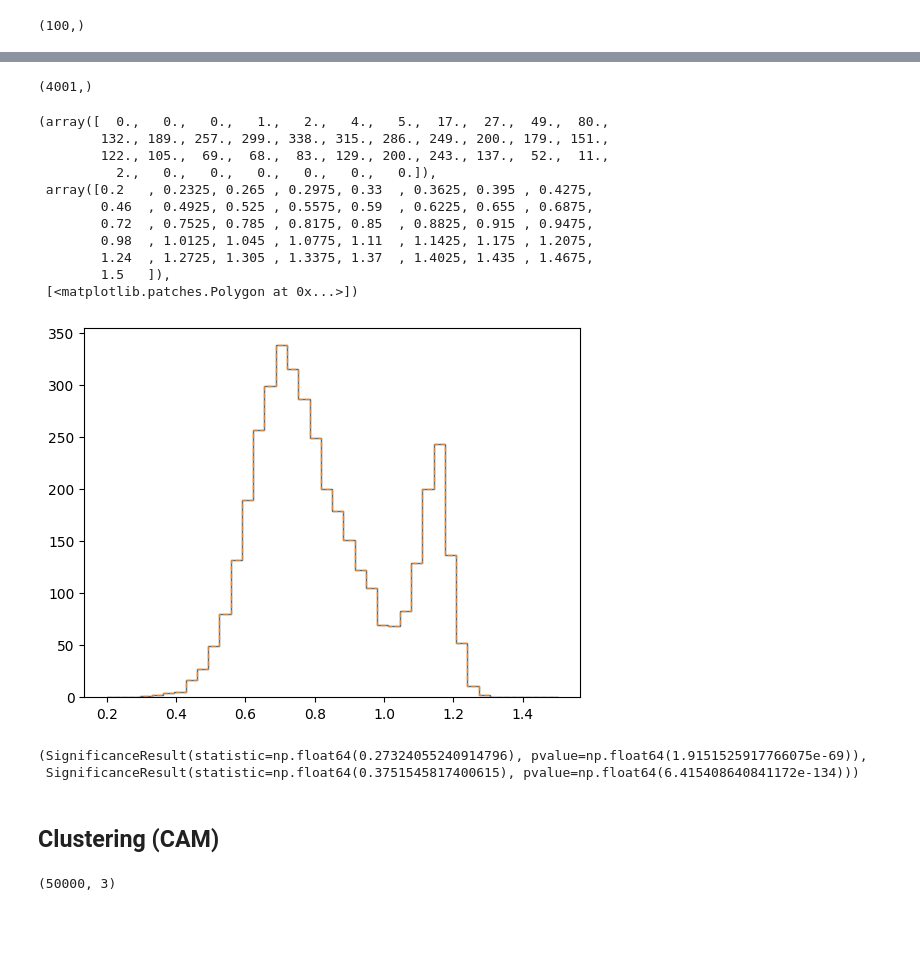
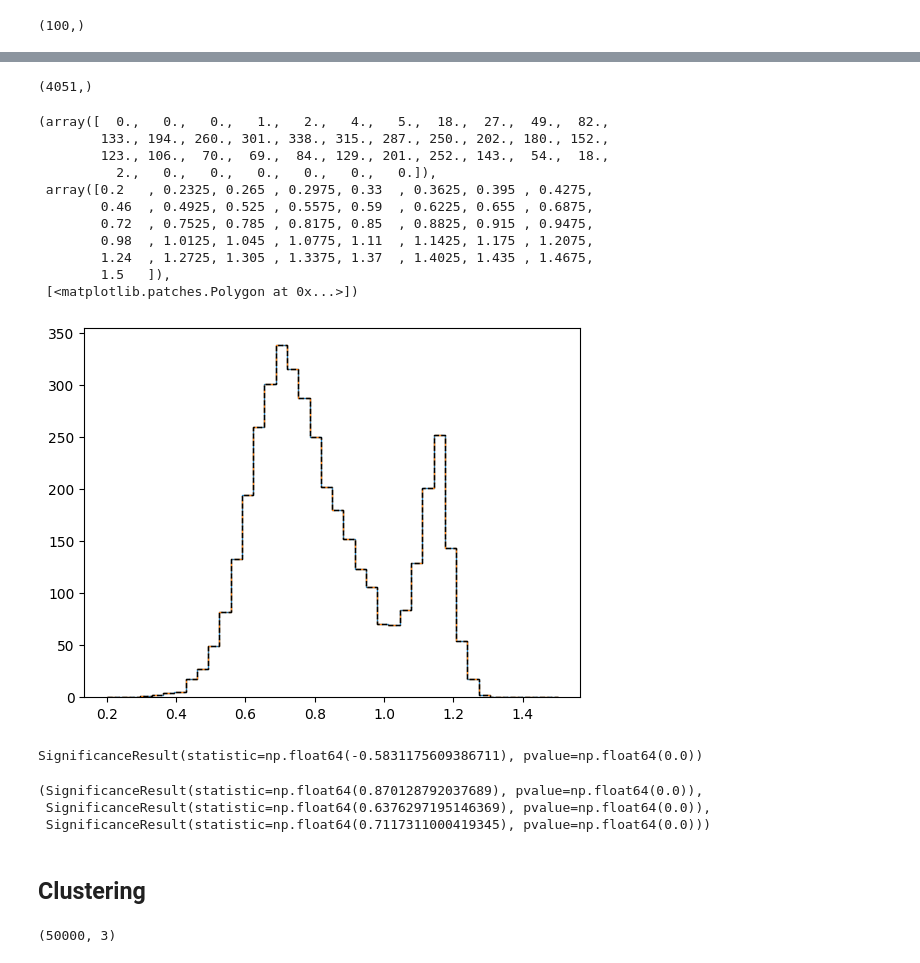
Before and after one commit to ismael-mendoza/multicam-tng-mah, a Jupyter notebook: notebooks/current/2026-03-03-multicam-clustering-mah.ipynb, the cells around one changed output, grey strips where cells are left out. Cells and saved outputs as stored; diff of their text form; code cells hidden in the pictures; blank space fills up the shorter version.

```diff
--- a/notebooks/current/2026-03-03-multicam-clustering-mah.ipynb
+++ b/notebooks/current/2026-03-03-multicam-clustering-mah.ipynb
@@ -58,9 +36,9 @@ len(hydro_raw)
 # Add z12
 hydro_raw["z12"] = (1 / hydro_raw["a12"]) - 1
 # %%
-# cut based on mpeak
+# apply lower cut on mpeak (resolution) only and use this catalog for SHAM application
 log_mpeak = np.log10(hydro_raw["mpeak"])
-mpeak_cut_mask = (log_mpeak > 11) & (log_mpeak < 12)
-hydro_full = hydro_raw[mpeak_cut_mask]
-len(hydro_full)
+mpeak_cut_mask = log_mpeak > 11
+hydro_high = hydro_raw[mpeak_cut_mask]
+len(hydro_high)
 # %% [output]
@@ -101,8 +68,5 @@ len(hydro_mstar_cut), len(hydro_mstar_pred)
 # %%
 # CAM prediction for color
-# possibly resample
-# _color = np.random.choice(hydro_mstar_cut['color'].data, size=len(hydro_mstar_cut), replace=True)
-_color = hydro_mstar_cut["color"]
-color_cam_pred = qt(hydro_mstar_pred["z12"].data, _color)
+color_cam_pred = qt(hydro_sham["z12"].data, hydro_mstar_cut["color"])
 color_cam_pred.shape
 # %% [output]
@@ -118,5 +74,6 @@ an.shape
 # %%
-idx = np.random.randint(an.shape[0], size=(100,))
-for ii in idx:
-    plt.plot(ns, an[ii], c="k", alpha=0.2)
+# ns = np.array([0.1, 0.2, 0.3, 0.4, 0.5, 0.6, 0.7, 0.8, 0.9])
+ns = np.linspace(0, 1, 21)[1:-1]  # want to avoid 0, 1 edge cases
+# ns = np.array([0.5])
+ns
 # %% [output]
@@ -124,11 +91,21 @@ for ii in idx:
 # %%
+# NOTE: can only train multicam on mpeak mass bin
+_x = np.log10(hydro_raw["mpeak"])
+mask = (_x > 11) & (_x < 12)
+hydro_mpeak = hydro_raw[mask]
 
-x = an
-y = hydro_mstar_cut["color"].reshape(-1, 1)
+x_train = get_an_from_mpeak_mah(hydro_mpeak["mpeak_mah"], scales=scales, ns=ns)
+y_train = hydro_mpeak["color"].reshape(-1, 1)
 
-model = MultiCAM(ns.shape[0], 1)
-model.fit(x, y)
-color_multicam_pred = model.predict(x)[:, 0]
+# but we want to apply on SHAM bin
+x_test = get_an_from_mpeak_mah(hydro_sham["mpeak_mah"], scales=scales, ns=ns)
+
+# and reproduce the color distribution in the true stellar mass bin!
+y_true = hydro_mstar_cut["color"].reshape(-1, 1)
+
+color_multicam_pred = multicam_new_prediction_repeats(
+    x_test, x_train=x_train, y_train=y_train, y_true=y_true
+)[:, 0]
 color_multicam_pred.shape
 # %% [output]
-(4001,)
+(4051,)
@@ -143,32 +112,39 @@ color_multicam_pred.shape
 # %%
 bins = np.linspace(0.2, 1.5, 41)
 
 
 plt.hist(hydro_mstar_cut["color"], bins=bins, histtype="step", ls="-")
-plt.hist(color_multicam_pred, bins=bins, histtype="step", ls="--")
+plt.hist(color_cam_pred, bins=bins, histtype="step", ls="-.")
+plt.hist(color_multicam_pred, bins=bins, histtype="step", ls="--", color="k")
 # %% [output]
-(array([  0.,   0.,   0.,   1.,   2.,   4.,   5.,  17.,  27.,  49.,  80.,
-        132., 189., 257., 299., 338., 315., 286., 249., 200., 179., 151.,
-        122., 105.,  69.,  68.,  83., 129., 200., 243., 137.,  52.,  11.,
+(array([  0.,   0.,   0.,   1.,   2.,   4.,   5.,  18.,  27.,  49.,  82.,
+        133., 194., 260., 301., 338., 315., 287., 250., 202., 180., 152.,
+        123., 106.,  70.,  69.,  84., 129., 201., 252., 143.,  54.,  18.,
           2.,   0.,   0.,   0.,   0.,   0.,   0.]),
  array([0.2   , 0.2325, 0.265 , 0.2975, 0.33  , 0.3625, 0.395 , 0.4275,
         0.46  , 0.4925, 0.525 , 0.5575, 0.59  , 0.6225, 0.655 , 0.6875,
         0.72  , 0.7525, 0.785 , 0.8175, 0.85  , 0.8825, 0.915 , 0.9475,
         0.98  , 1.0125, 1.045 , 1.0775, 1.11  , 1.1425, 1.175 , 1.2075,
         1.24  , 1.2725, 1.305 , 1.3375, 1.37  , 1.4025, 1.435 , 1.4675,
         1.5   ]),
  [<matplotlib.patches.Polygon at 0x...>])
-[figure, old version]
+[figure, new version]
-# %%
-(
-    spearmanr(hydro_mstar_cut["color"], color_cam_pred),
-    spearmanr(hydro_mstar_cut["color"], color_multicam_pred),
-)
-# %% [output]
-(SignificanceResult(statistic=np.float64(0.27324055240914796), pvalue=np.float64(1.9151525917766075e-69)),
- SignificanceResult(statistic=np.float64(0.3751545817400615), pvalue=np.float64(6.415408640841172e-134)))
+# %%
+spearmanr(hydro_mstar_cut["color"], hydro_mstar_cut["a12"])
+# %% [output]
+SignificanceResult(statistic=np.float64(-0.5831175609386711), pvalue=np.float64(0.0))
+# %%
+(
+    spearmanr(color_cam_pred, color_multicam_pred),
+    spearmanr(hydro_sham["color"], color_cam_pred),
+    spearmanr(hydro_sham["color"], color_multicam_pred),
+)
+# %% [output]
+(SignificanceResult(statistic=np.float64(0.870128792037689), pvalue=np.float64(0.0)),
+ SignificanceResult(statistic=np.float64(0.6376297195146369), pvalue=np.float64(0.0)),
+ SignificanceResult(statistic=np.float64(0.7117311000419345), pvalue=np.float64(0.0)))
 # %% [markdown]
-## Clustering (CAM)
+## Clustering
 # %%
 Lbox = 110.7 * TNG_H  # TNG box size in Mpc /h
 rbins = np.logspace(np.log10(0.1), np.log10(24.9), 16)
```
Also changed, not shown: parts of 19 cells of this notebook.
